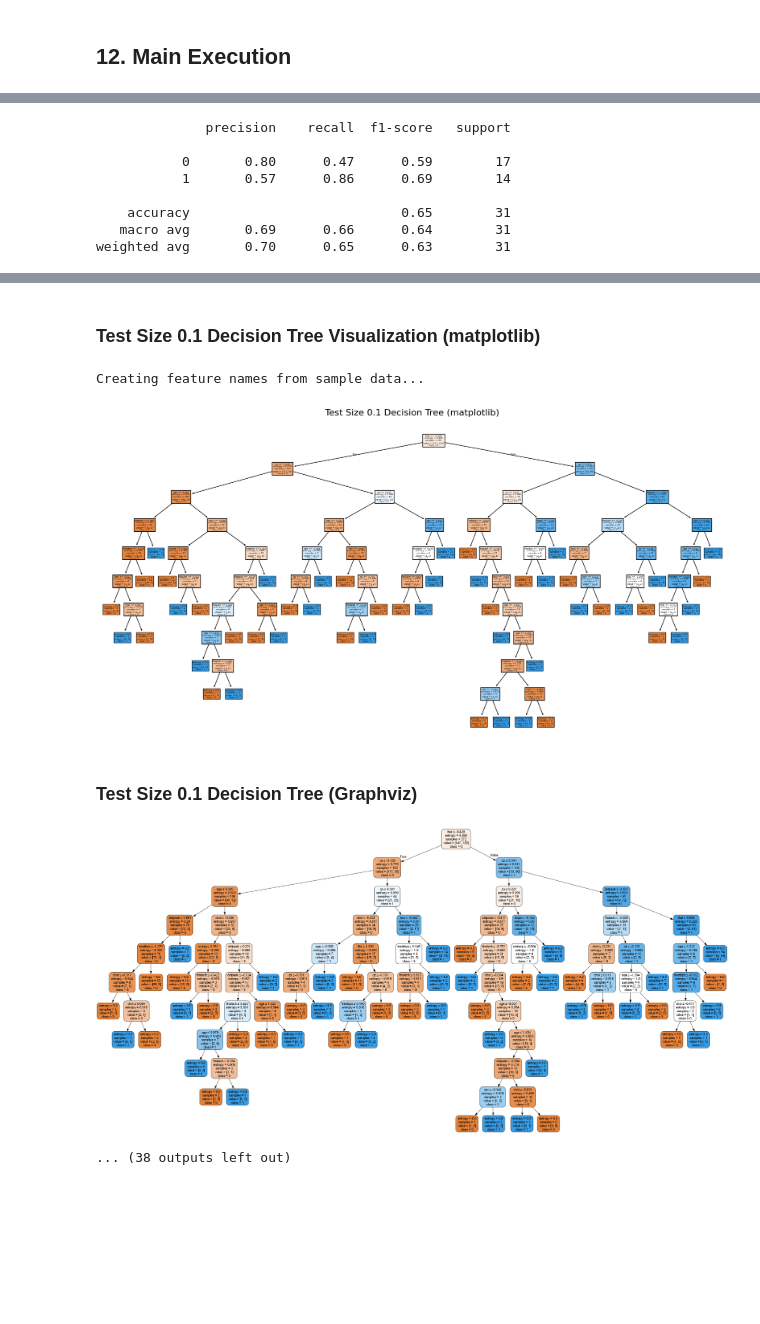
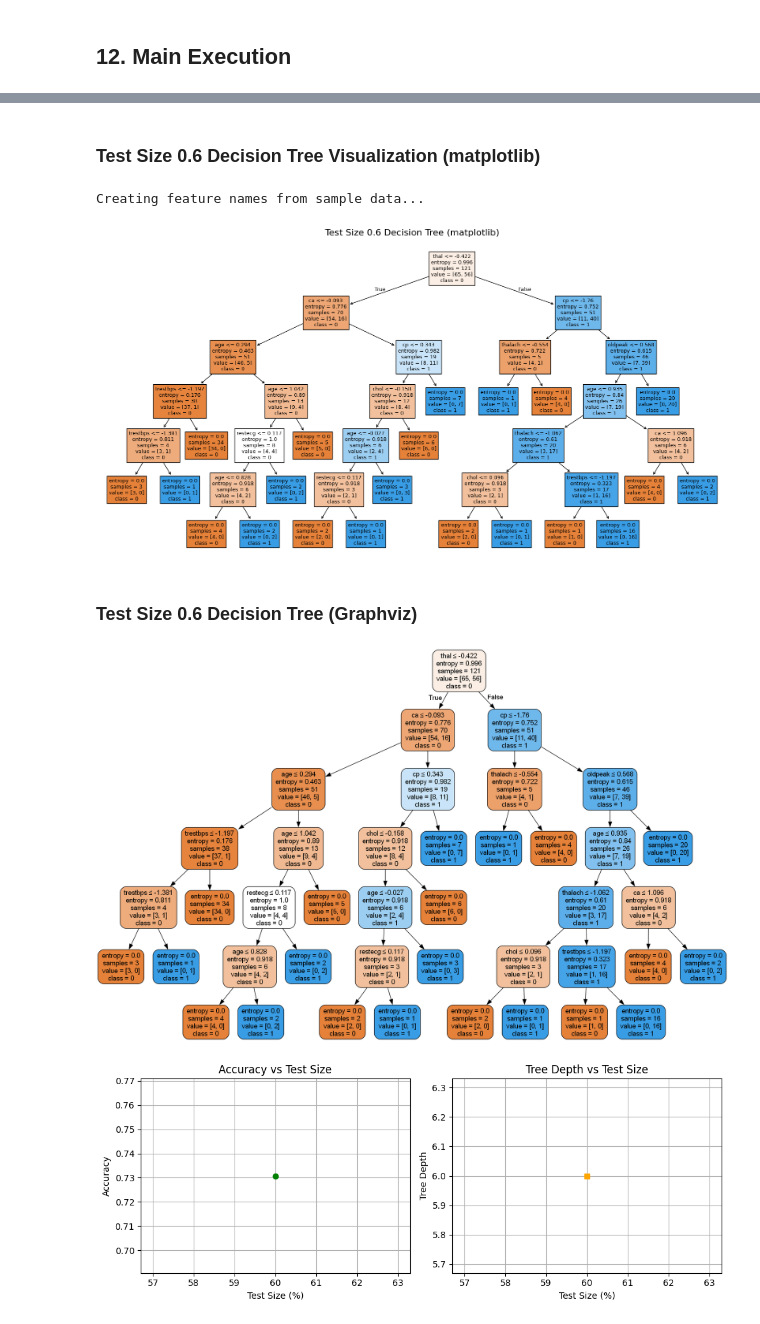
Before and after one commit to LTVINH24/CSTTNTPROJECT2, a Jupyter notebook: notebooks/uci_heart_disease_notebook.ipynb, the cells around one changed output, grey strips where cells are left out. Cells and saved outputs as stored; diff of their text form; code cells hidden in the pictures; blank space fills up the shorter version.

Commit message:
feat(uci-heart-disease): allow selection between test size and max depth experiments

```diff
--- a/notebooks/uci_heart_disease_notebook.ipynb
+++ b/notebooks/uci_heart_disease_notebook.ipynb
@@ -313,9 +313,29 @@ def max_depth_experiment(df, test_size=0.2, depths=[None, 2, 3, 4, 5, 6, 7]):
 # %% [markdown]
 ## 12. Main Execution
 # %%
-df = load_data()
-run_experiments(df)
+def main():
+    """Interactive menu to select experiment mode."""
+    df = load_data()
 
-# Optional: Uncomment to try max_depth analysis
-# max_depth_experiment(df)
+    split_ratios =[0.6, 0.4, 0.2, 0.1]
+
+    for i in range(0,4):
+        print(f"{i}: Train/Test = {100 - int(split_ratios[i] * 100)}/{int(split_ratios[i] * 100)}")
+    print("4: Max Depth Accuracy Analysis")
+
+    try:
+        choice = int(input("Enter your choice (0–4): "))
+    except ValueError:
+        print("Invalid input. Please enter a number from 0 to 4.")
+        return
+
+    if choice in range(4):
+        run_experiments(df, test_ratios=[split_ratios[choice]])
+    elif choice == 4:
+        max_depth_experiment(df)
+    else:
+        print("Invalid choice. Please enter a number between 0 and 4.")
+
+# Run the main function
+main()
 # %% [output]
@@ -326,8 +350,0 @@ run_experiments(df)
-              precision    recall  f1-score   support
-
-           0       0.80      0.47      0.59        17
-           1       0.57      0.86      0.69        14
-
-    accuracy                           0.65        31
-   macro avg       0.69      0.66      0.64        31
-weighted avg       0.70      0.65      0.63        31
@@ -336,6 +361,6 @@ weighted avg       0.70      0.65      0.63        31
-### Test Size 0.1 Decision Tree Visualization (matplotlib)
+### Test Size 0.6 Decision Tree Visualization (matplotlib)
-Creating feature names from sample data...
+Creating feature names from sample data...
-[figure, old version]
+[figure, new version]
-### Test Size 0.1 Decision Tree (Graphviz)
+### Test Size 0.6 Decision Tree (Graphviz)
-[figure, old version]
+[figure, new version]
-... (38 outputs left out)
+[figure, added]
```
Also changed, not shown: parts of 1 cell of this notebook.
